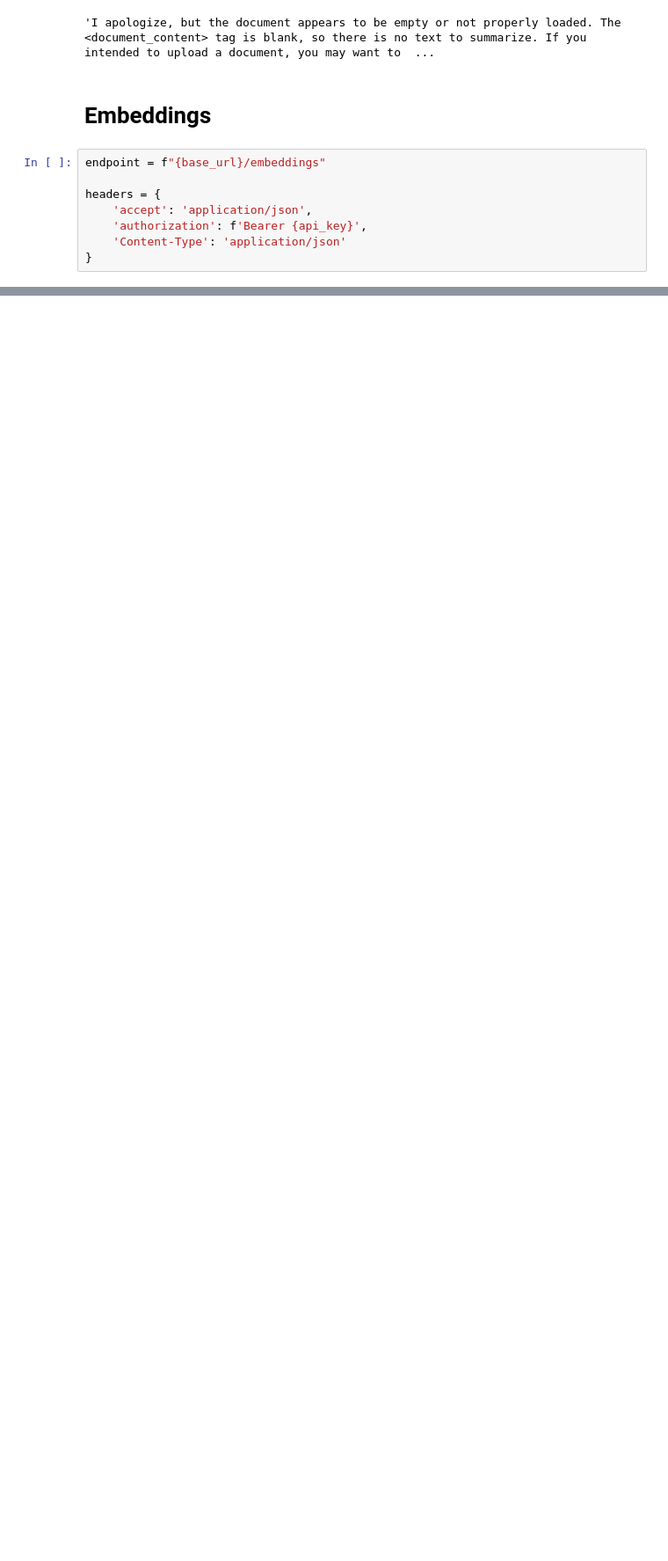
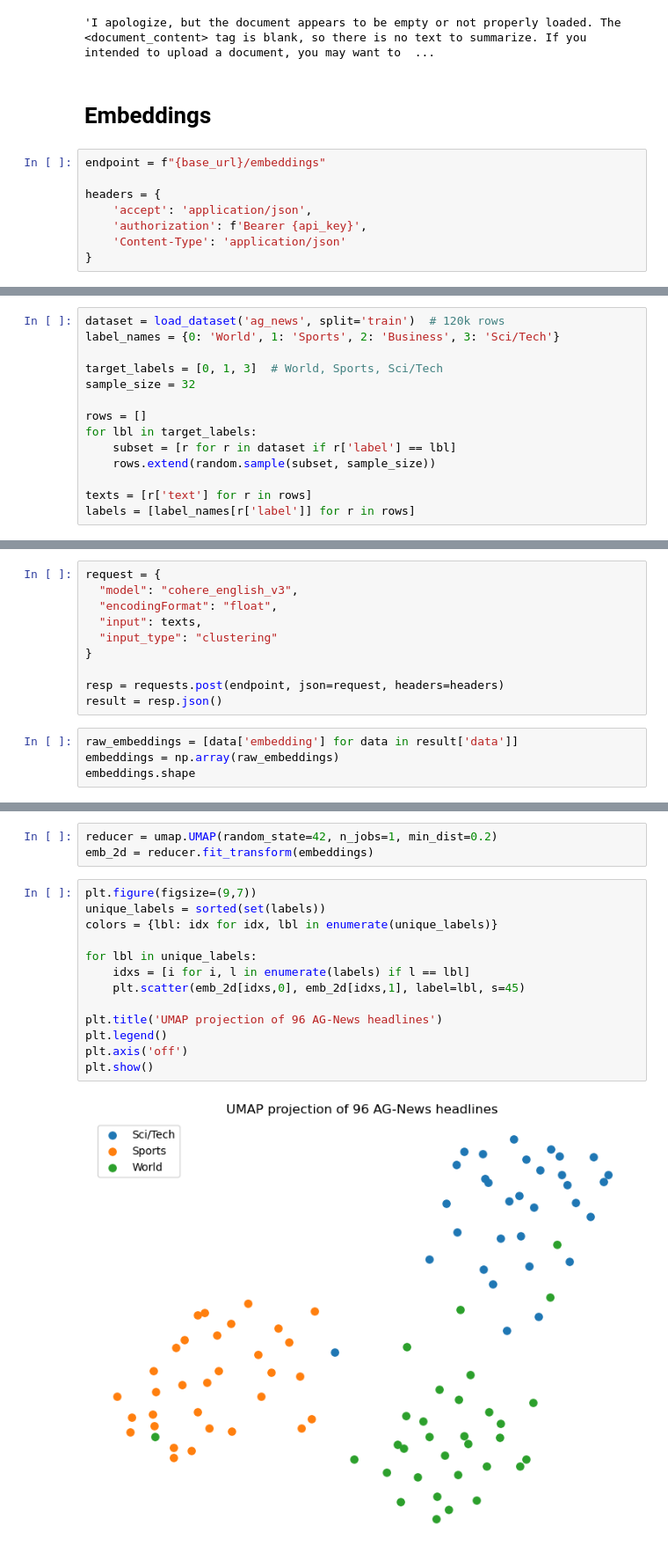
Before and after one commit to GSA-TTS/ai-gov-api, a Jupyter notebook: Examples/Example.ipynb, the cells around one changed output, grey strips where cells are left out. Shown at 88% size. Drawn from its saved outputs; the diff is of its cells as text; blank space fills up the shorter version.

Commit message:
add a more involved embedding example

```diff
--- a/Examples/Example.ipynb
+++ b/Examples/Example.ipynb
@@ -247,0 +267,14 @@ resp.text
+# %%
+dataset = load_dataset('ag_news', split='train')  # 120k rows
+label_names = {0: 'World', 1: 'Sports', 2: 'Business', 3: 'Sci/Tech'}
+
+target_labels = [0, 1, 3]  # World, Sports, Sci/Tech
+sample_size = 32
+
+rows = []
+for lbl in target_labels:
+    subset = [r for r in dataset if r['label'] == lbl]
+    rows.extend(random.sample(subset, sample_size))
+
+texts = [r['text'] for r in rows]
+labels = [label_names[r['label']] for r in rows]
@@ -247,0 +291,14 @@ resp.text
+# %%
+request = {
+  "model": "cohere_english_v3",
+  "encodingFormat": "float",
+  "input": texts,
+  "input_type": "clustering"
+}
+
+resp = requests.post(endpoint, json=request, headers=headers)
+result = resp.json()
+# %%
+raw_embeddings = [data['embedding'] for data in result['data']]
+embeddings = np.array(raw_embeddings)
+embeddings.shape
@@ -247,0 +313,18 @@ resp.text
+# %%
+reducer = umap.UMAP(random_state=42, n_jobs=1, min_dist=0.2)
+emb_2d = reducer.fit_transform(embeddings)
+# %%
+plt.figure(figsize=(9,7))
+unique_labels = sorted(set(labels))
+colors = {lbl: idx for idx, lbl in enumerate(unique_labels)}
+
+for lbl in unique_labels:
+    idxs = [i for i, l in enumerate(labels) if l == lbl]
+    plt.scatter(emb_2d[idxs,0], emb_2d[idxs,1], label=lbl, s=45)
+
+plt.title('UMAP projection of 96 AG‑News headlines')
+plt.legend()
+plt.axis('off')
+plt.show()
+# %% [output]
+[figure, added]
```
Also changed, not shown: parts of 13 cells of this notebook.
